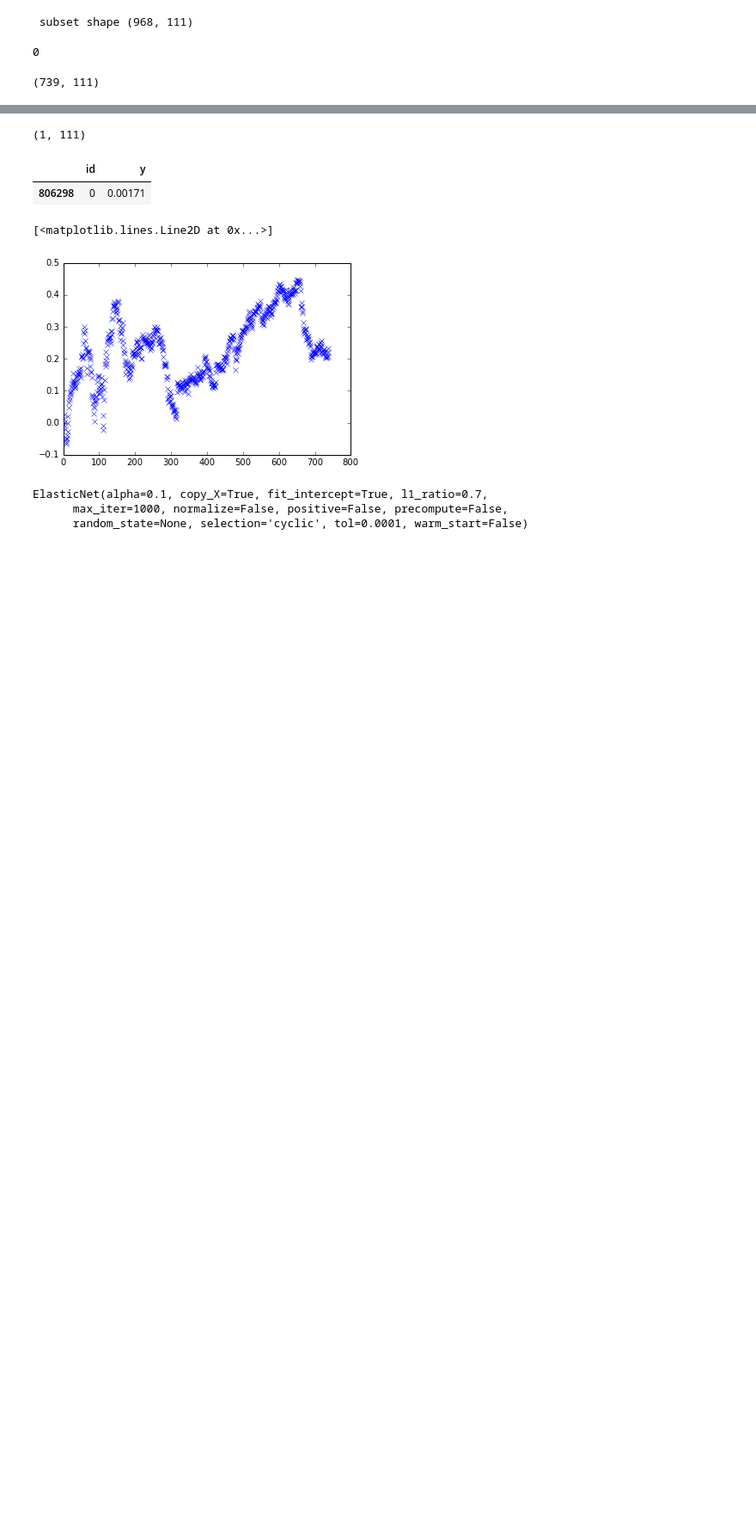
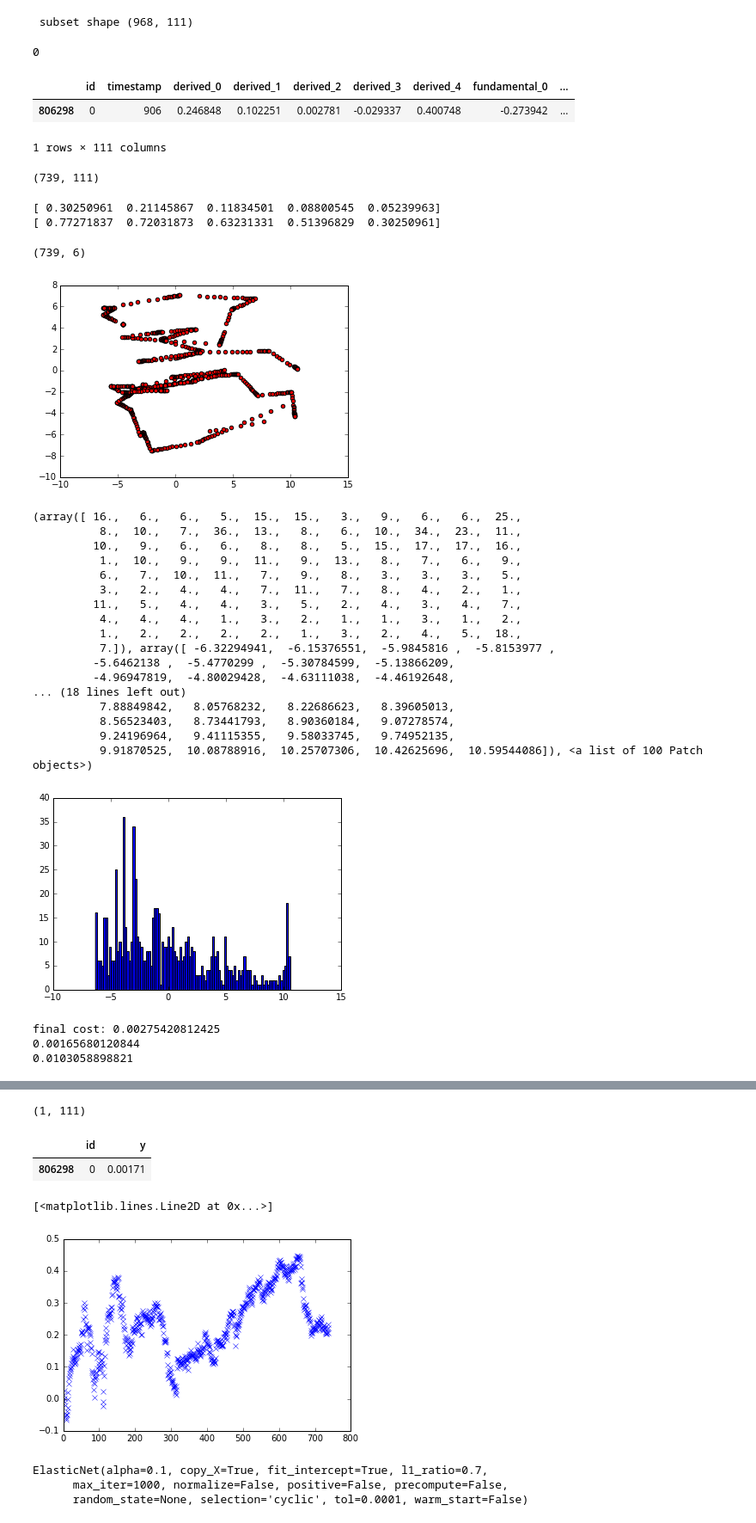
Before and after one commit to scrambleegg7/TwoSigma, a Jupyter notebook: Untitled.ipynb, the cells around one changed output, grey strips where cells are left out. Shown: that part at 86% size. Cells and saved outputs as stored; diff of their text form; code cells hidden in the pictures; blank space fills up the shorter version.

Commit message:
change test scripts

```diff
--- a/Untitled.ipynb
+++ b/Untitled.ipynb
@@ -53,3 +93,9 @@ df_tmp  = df_train[df_train.id == subset_topid]
+# %%
+df_test_select_one
+# %% [output]
+|  | id | timestamp | derived_0 | derived_1 | derived_2 | derived_3 | derived_4 | fundamental_0 | ... |
+| 806298 | 0 | 906 | 0.246848 | 0.102251 | 0.002781 | -0.029337 | 0.400748 | -0.273942 | ... |
+1 rows × 111 columns
 # %%
 h, w  = df_tmp.shape
 print(h,w)
@@ -58,0 +151,54 @@ df_tmp_y = df_tmp["y"]
+# %%
+X = dataPCA(X)
+X.shape
+# %% [output]
+[ 0.30250961  0.21145867  0.11834501  0.08800545  0.05239963]
+[ 0.77271837  0.72031873  0.63231331  0.51396829  0.30250961]
+(739, 6)
+# %%
+plt.scatter(X_pca[:,1],X_pca[:,2] , c='r' )
+plt.show()
+plt.hist(X_pca[:,1],bins=100)
+# %% [output]
+[figure, added]
+(array([ 16.,   6.,   6.,   5.,  15.,  15.,   3.,   9.,   6.,   6.,  25.,
+          8.,  10.,   7.,  36.,  13.,   8.,   6.,  10.,  34.,  23.,  11.,
+         10.,   9.,   6.,   6.,   8.,   8.,   5.,  15.,  17.,  17.,  16.,
+          1.,  10.,   9.,   9.,  11.,   9.,  13.,   8.,   7.,   6.,   9.,
+          6.,   7.,  10.,  11.,   7.,   9.,   8.,   3.,   3.,   3.,   5.,
+          3.,   2.,   4.,   4.,   7.,  11.,   7.,   8.,   4.,   2.,   1.,
+         11.,   5.,   4.,   4.,   3.,   5.,   2.,   4.,   3.,   4.,   7.,
+          4.,   4.,   4.,   1.,   3.,   2.,   1.,   1.,   3.,   1.,   2.,
+          1.,   2.,   2.,   2.,   2.,   1.,   3.,   2.,   4.,   5.,  18.,
+          7.]), array([ -6.32294941,  -6.15376551,  -5.9845816 ,  -5.8153977 ,
+         -5.6462138 ,  -5.4770299 ,  -5.30784599,  -5.13866209,
+         -4.96947819,  -4.80029428,  -4.63111038,  -4.46192648,
+... (18 lines left out)
+          7.88849842,   8.05768232,   8.22686623,   8.39605013,
+          8.56523403,   8.73441793,   8.90360184,   9.07278574,
+          9.24196964,   9.41115355,   9.58033745,   9.74952135,
+          9.91870525,  10.08788916,  10.25707306,  10.42625696,  10.59544086]), <a list of 100 Patch objects>)
+[figure, added]
+# %%
+n_comp = 5
+theta = np.zeros(n_comp + 1)
+iterations = 100000
+alpha = 0.1
+
+# calculate cost
+initialCost = computeCost(X, y, theta)
+#print "initial cost:", initialCost
+
+# gradients descent
+theta, J_history = gradientDescent(X, y, theta, alpha, iterations)
+#print "theta:", theta
+print "final cost:", J_history[-1]
+
+y_pred = np.dot(X, theta)
+len(y_pred)
+print y_pred[-1] - y_pred[-2]
+print df_tmp["y"].values.tolist()[-1]
+# %% [output]
+final cost: 0.00275420812425
+0.00165680120844
+0.0103058898821
```
Also changed, not shown: parts of 20 cells of this notebook, 5 other files.
